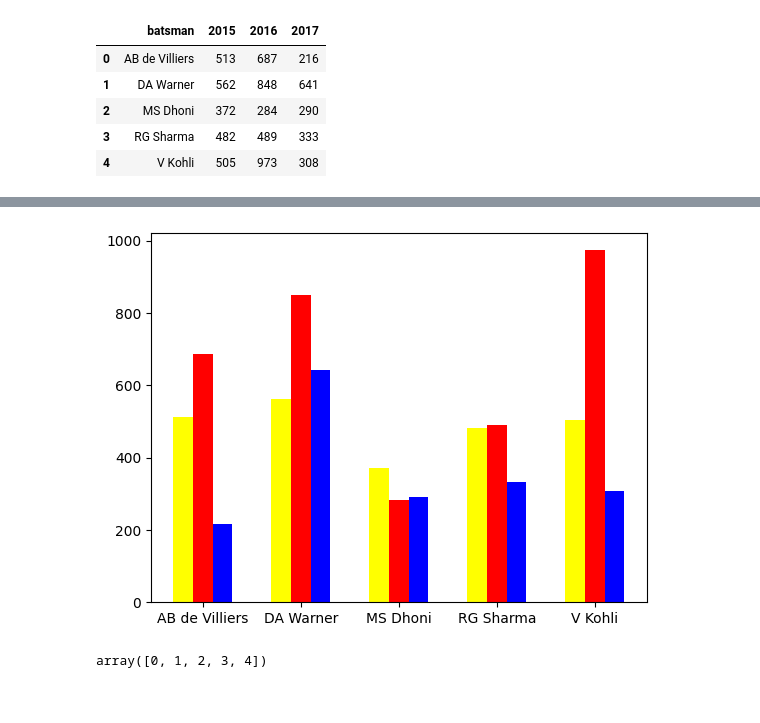
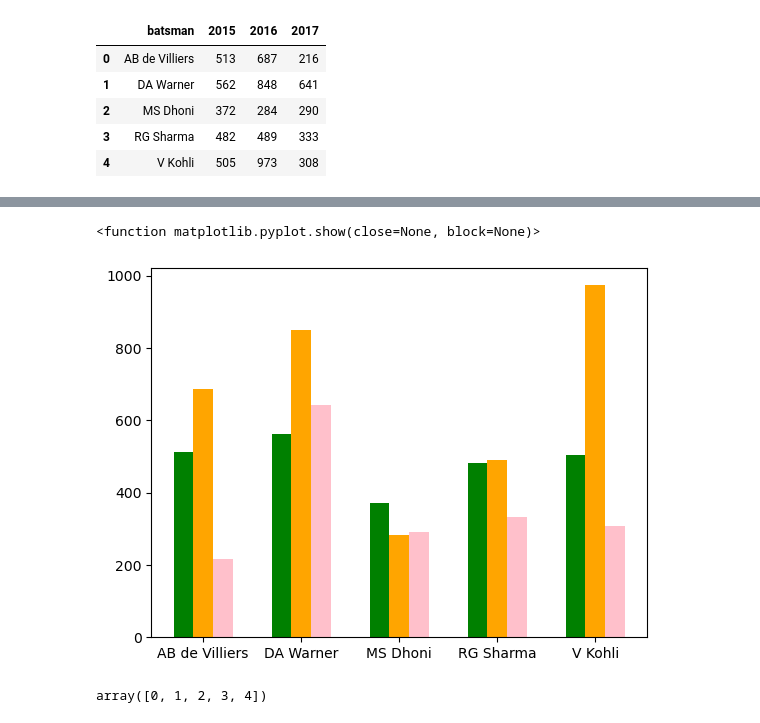
Before and after one commit to DevRitesh08/0.-Preparatory-Topics-for-ML, a Jupyter notebook: Matplotlib/Matplotlib.ipynb, the cells around one changed output, grey strips where cells are left out. Cells and saved outputs as stored; diff of their text form; code cells hidden in the pictures.

```diff
--- a/Matplotlib/Matplotlib.ipynb
+++ b/Matplotlib/Matplotlib.ipynb
@@ -259,6 +259,6 @@ plt.barh(colors,children,color='black')
 # %%
 # color and label
-df = pd.read_csv('/content/batsman_season_record.csv')
+df = pd.read_csv('../DataSets/batsman_season_record.csv')
 df
 # %% [output]
 |  | batsman | 2015 | 2016 | 2017 |
@@ -270,13 +280,14 @@ df
 # %%
-plt.bar(np.arange(df.shape[0]) - 0.2,df['2015'],width=0.2,color='yellow')
-plt.bar(np.arange(df.shape[0]),df['2016'],width=0.2,color='red')
-plt.bar(np.arange(df.shape[0]) + 0.2,df['2017'],width=0.2,color='blue')
+plt.bar(np.arange(df.shape[0]) - 0.2,df['2015'],width=0.2,color='green')
+plt.bar(np.arange(df.shape[0]),df['2016'],width=0.2,color='orange')
+plt.bar(np.arange(df.shape[0]) + 0.2,df['2017'],width=0.2,color='pink')
 
 plt.xticks(np.arange(df.shape[0]), df['batsman'])
 
-plt.show()
+plt.show
 # %% [output]
+<function matplotlib.pyplot.show(close=None, block=None)>
-[figure, old version]
+[figure, new version]
 # %%
 np.arange(df.shape[0])
 # %% [output]
```
Also changed, not shown: parts of 32 cells of this notebook, 3 other files.
